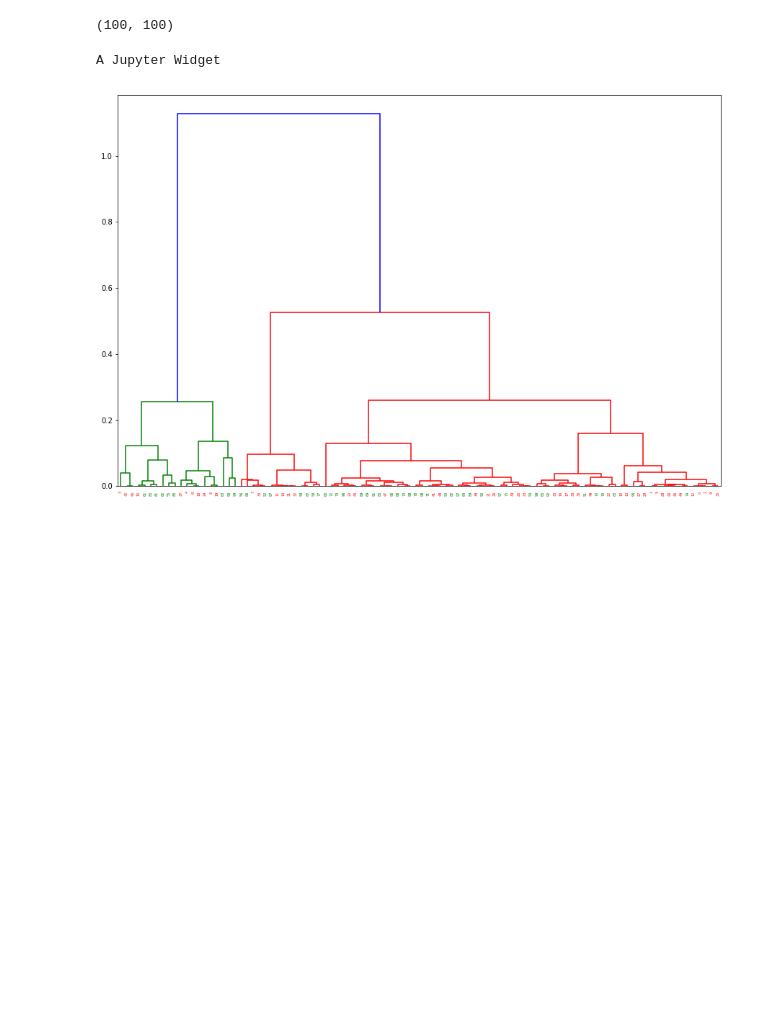
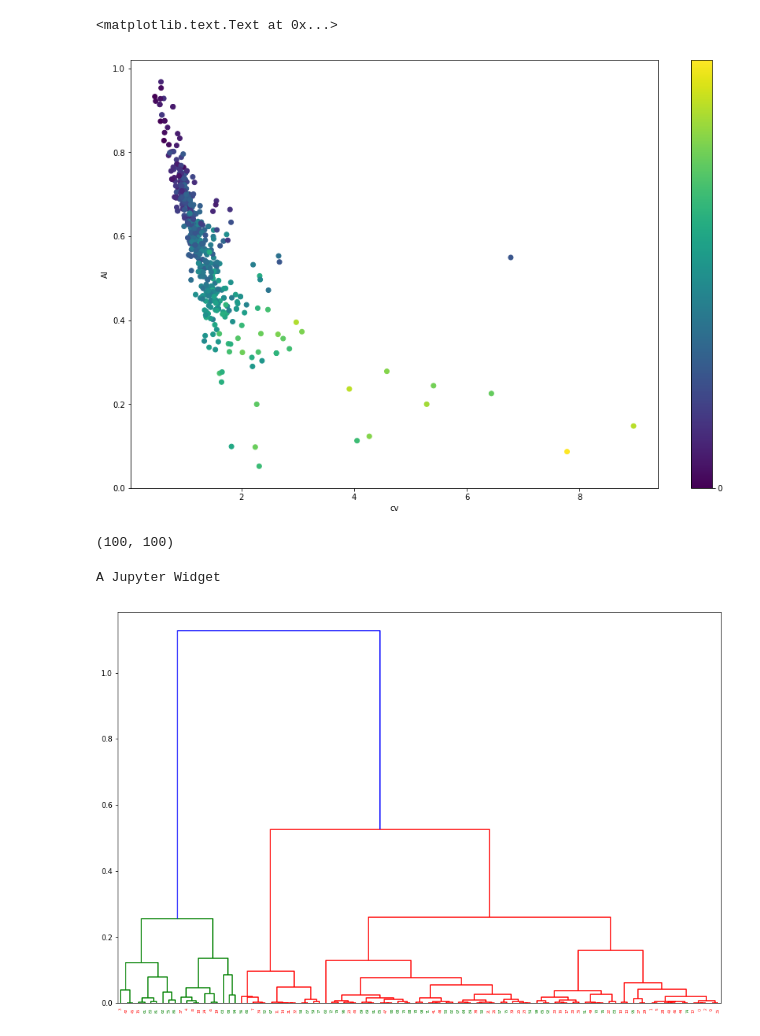
Before and after one commit to Vlad0922/neurophysiology, a Jupyter notebook: burst_clusters_heirarchy.ipynb, the cells around one changed output. Drawn from its saved outputs; the diff is of its cells as text; code cells hidden in the pictures; blank space fills up the shorter version.

```diff
--- a/burst_clusters_heirarchy.ipynb
+++ b/burst_clusters_heirarchy.ipynb
@@ -84,3 +77,16 @@ for idx, row in stat_data.iterrows():
+# %%
+stat_data = pd.read_excel('awake.xls')
+# %%
+fig = plt.figure(figsize=(15,10))
+sc = plt.scatter(stat_data['cv'], stat_data['burst_mean'], c=stat_data['burst_spike_percent'])
+
+cbar = fig.colorbar(sc, ticks=[-1, 0, 1])
+
+plt.xlabel('cv')
+plt.ylabel('AI')
+# %% [output]
+<matplotlib.text.Text at 0x...>
+[figure, added]
 # %%
 dist_dir_a = 'C:\\projects\\neuro_data\\data_for_analyze\\awake'
 dist_dir_s = 'C:\\projects\\neuro_data\\data_for_analyze\\sleep'
```
Also changed, not shown: parts of 1 cell of this notebook, 12 other files.
